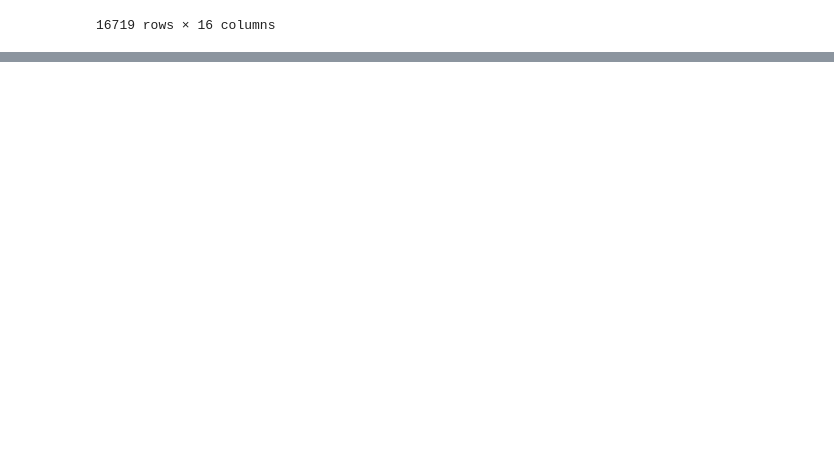
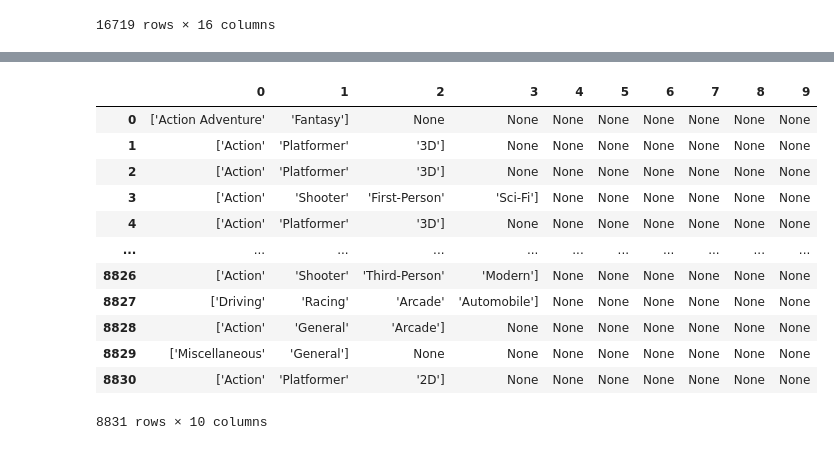
Before and after one commit to Marek-TL/BachelorThesis, a Jupyter notebook: jupyter/test_notebook.ipynb, the cells around one changed output, grey strips where cells are left out. Cells and saved outputs as stored; diff of their text form; code cells hidden in the pictures; blank space fills up the shorter version.

```diff
--- a/jupyter/test_notebook.ipynb
+++ b/jupyter/test_notebook.ipynb
@@ -112,0 +126,2 @@ saledata
+# %%
+metadata['genre'] = metadata['genre'].astype(str)
@@ -112,0 +166,3 @@ saledata
+# %%
+metadata.url = metadata.url.str.replace("https://www.metacritic.com/", "/")
+metadata
@@ -112,0 +194,3 @@ saledata
+# %%
+pd.set_option("display.max_columns", 85)
+pd.set_option("display.max_rows", 85)
@@ -112,0 +211,17 @@ saledata
+# %%
+genretable=metadata["genre"].str.split(",", expand=True)
+genretable
+# %% [output]
+|  | 0 | 1 | 2 | 3 | 4 | 5 | 6 | 7 | 8 | 9 |
+| 0 | ['Action Adventure' | 'Fantasy'] | None | None | None | None | None | None | None | None |
+| 1 | ['Action' | 'Platformer' | '3D'] | None | None | None | None | None | None | None |
+| 2 | ['Action' | 'Platformer' | '3D'] | None | None | None | None | None | None | None |
+| 3 | ['Action' | 'Shooter' | 'First-Person' | 'Sci-Fi'] | None | None | None | None | None | None |
+| 4 | ['Action' | 'Platformer' | '3D'] | None | None | None | None | None | None | None |
+| ... | ... | ... | ... | ... | ... | ... | ... | ... | ... | ... |
+| 8826 | ['Action' | 'Shooter' | 'Third-Person' | 'Modern'] | None | None | None | None | None | None |
+| 8827 | ['Driving' | 'Racing' | 'Arcade' | 'Automobile'] | None | None | None | None | None | None |
+| 8828 | ['Action' | 'General' | 'Arcade'] | None | None | None | None | None | None | None |
+| 8829 | ['Miscellaneous' | 'General'] | None | None | None | None | None | None | None | None |
+| 8830 | ['Action' | 'Platformer' | '2D'] | None | None | None | None | None | None | None |
+8831 rows × 10 columns
```
Also changed, not shown: parts of 19 cells of this notebook, 1 other file.
